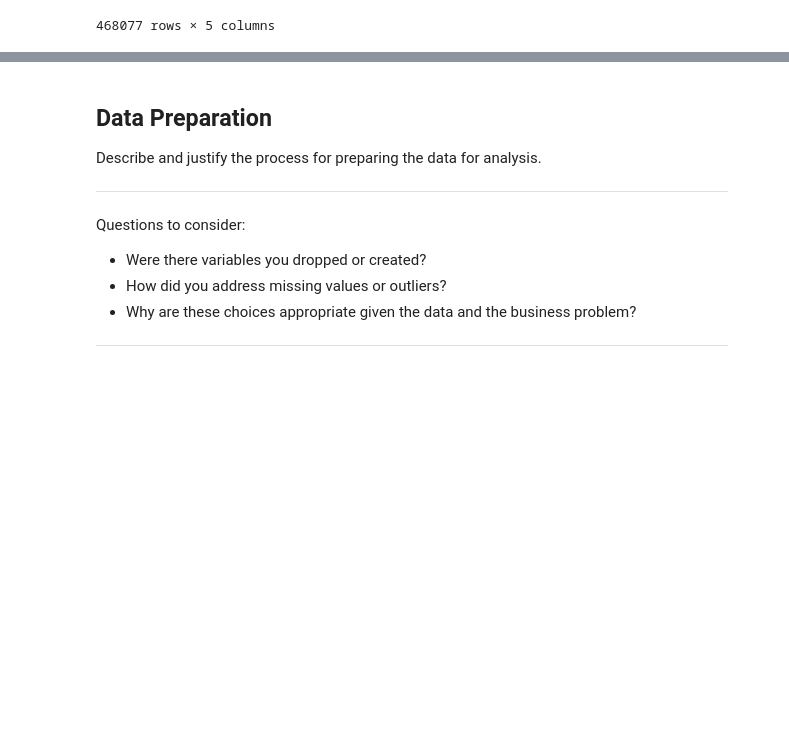
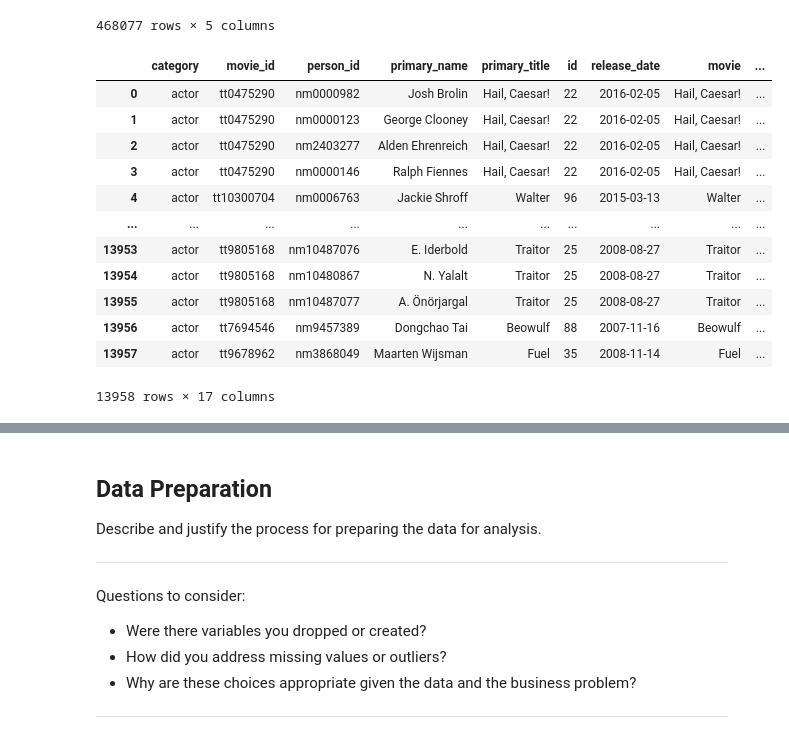
Before and after one commit to mitchallison2/Microsoft-Movie-Project, a Jupyter notebook: brendas-dsc-phase1-project.ipynb, the cells around one changed output, grey strips where cells are left out. Saved outputs shown, nothing was run; the diff lists cells and outputs as text; code cells hidden in the pictures; blank space fills up the shorter version.

```diff
--- a/brendas-dsc-phase1-project.ipynb
+++ b/brendas-dsc-phase1-project.ipynb
@@ -511,3 +513,24 @@ actors
 | 468075 | actor | tt9692684 | nm0186469 | Kenneth Cranham | Disnatured |
 | 468076 | self | tt9692684 | nm4929530 | Pearl Mackie | Disnatured |
 468077 rows × 5 columns
+# %%
+actors_df = pd.merge(actors,
+                  tnmovie,
+                  left_on='primary_title',
+                  right_on='movie')
+
+actors_df
+# %% [output]
+|  | category | movie_id | person_id | primary_name | primary_title | id | release_date | movie | ... |
+| 0 | actor | tt0475290 | nm0000982 | Josh Brolin | Hail, Caesar! | 22 | 2016-02-05 | Hail, Caesar! | ... |
+| 1 | actor | tt0475290 | nm0000123 | George Clooney | Hail, Caesar! | 22 | 2016-02-05 | Hail, Caesar! | ... |
+| 2 | actor | tt0475290 | nm2403277 | Alden Ehrenreich | Hail, Caesar! | 22 | 2016-02-05 | Hail, Caesar! | ... |
+| 3 | actor | tt0475290 | nm0000146 | Ralph Fiennes | Hail, Caesar! | 22 | 2016-02-05 | Hail, Caesar! | ... |
+| 4 | actor | tt10300704 | nm0006763 | Jackie Shroff | Walter | 96 | 2015-03-13 | Walter | ... |
+| ... | ... | ... | ... | ... | ... | ... | ... | ... | ... |
+| 13953 | actor | tt9805168 | nm10487076 | E. Iderbold | Traitor | 25 | 2008-08-27 | Traitor | ... |
+| 13954 | actor | tt9805168 | nm10480867 | N. Yalalt | Traitor | 25 | 2008-08-27 | Traitor | ... |
+| 13955 | actor | tt9805168 | nm10487077 | A. Önörjargal | Traitor | 25 | 2008-08-27 | Traitor | ... |
+| 13956 | actor | tt7694546 | nm9457389 | Dongchao Tai | Beowulf | 88 | 2007-11-16 | Beowulf | ... |
+| 13957 | actor | tt9678962 | nm3868049 | Maarten Wijsman | Fuel | 35 | 2008-11-14 | Fuel | ... |
+13958 rows × 17 columns
```
Also changed, not shown: parts of 9 cells of this notebook.
